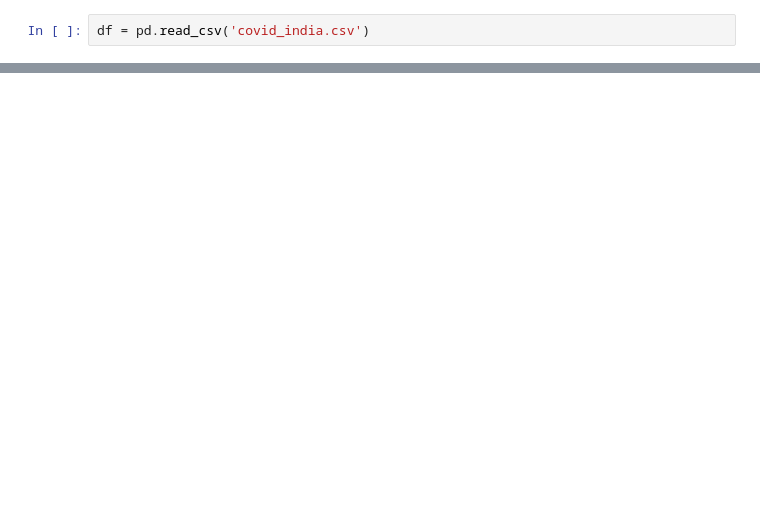
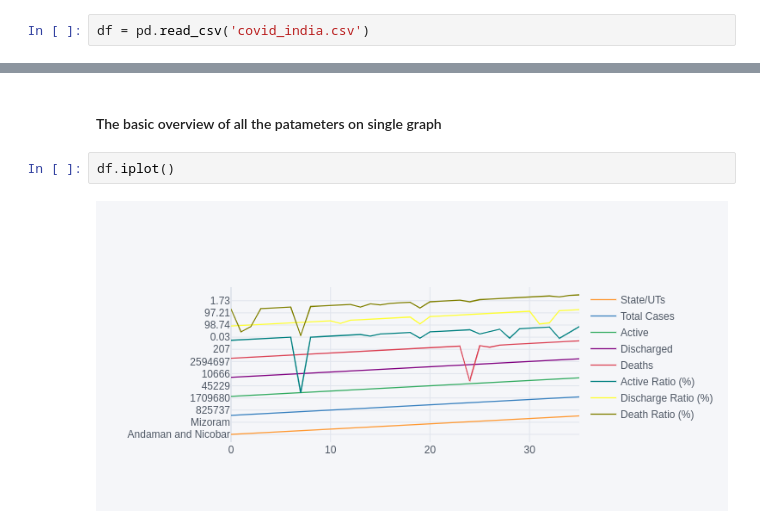
Before and after one commit to Rushikesh8421/Data-Science, a Jupyter notebook: Data Visualisation of covid 19/Covid19_visualisation.ipynb, the cells around one changed output, grey strips where cells are left out. Drawn from its saved outputs; the diff is of its cells as text; blank space fills up the shorter version.

```diff
--- a/Data Visualisation of covid 19/Covid19_visualisation.ipynb
+++ b/Data Visualisation of covid 19/Covid19_visualisation.ipynb
@@ -37,0 +98,6 @@ Name: State/UTs, dtype: int64
+# %% [markdown]
+#### The basic overview of all the patameters on single graph
+# %%
+df.iplot()
+# %% [output]
+[figure, added]
```
Also changed, not shown: parts of 21 cells of this notebook.
